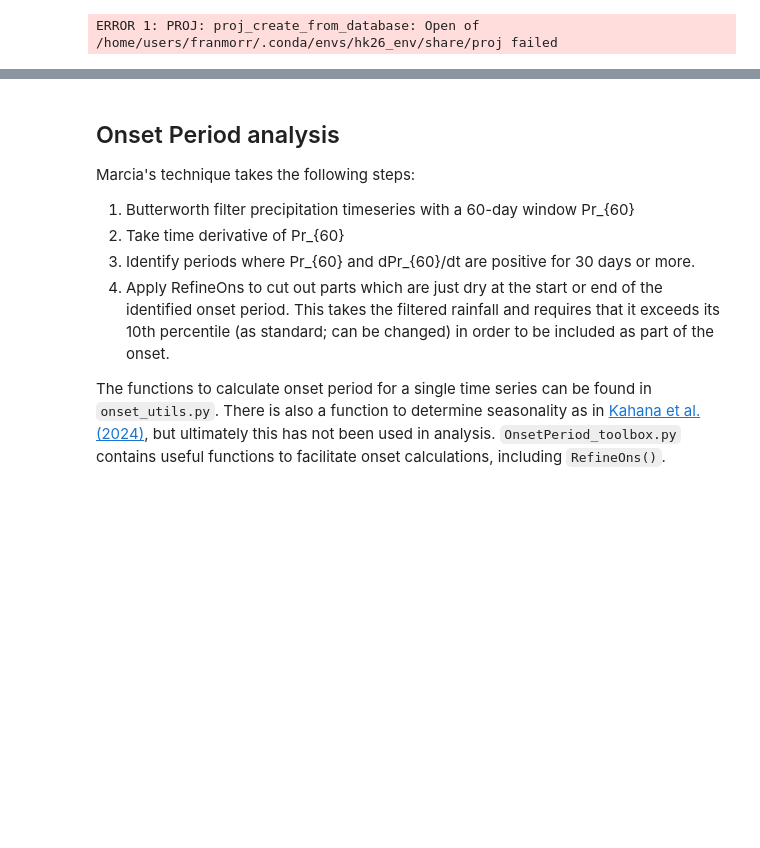
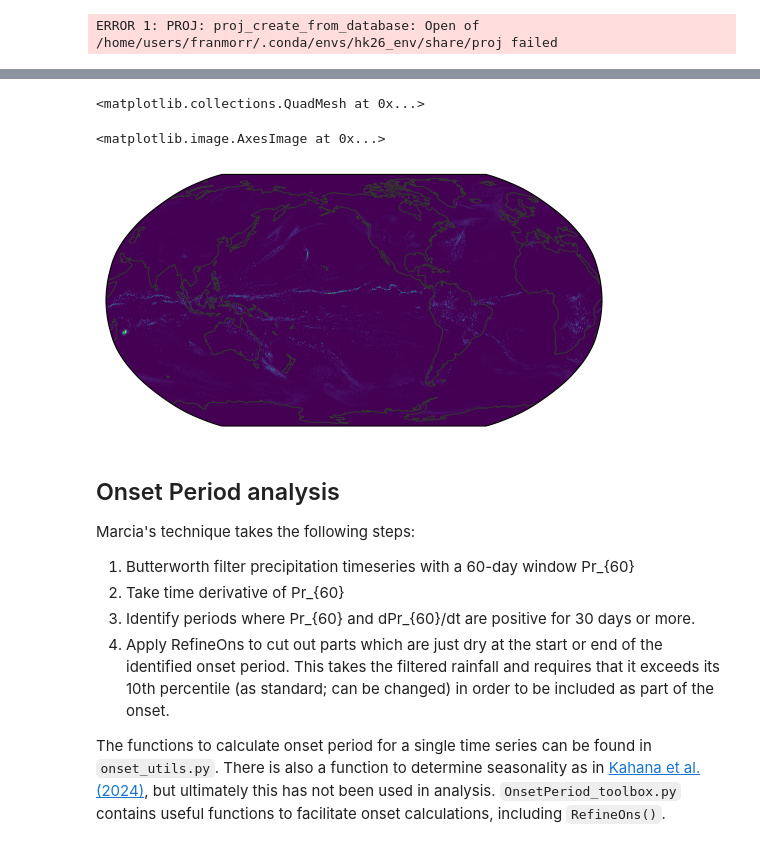
Before and after one commit to fran-morris-research/hackathon-monsoons, a Jupyter notebook: onset_identification/onset_period_visualisation.ipynb, the cells around one changed output, grey strips where cells are left out. Cells and saved outputs as stored; diff of their text form; code cells hidden in the pictures; blank space fills up the shorter version.

```diff
--- a/onset_identification/onset_period_visualisation.ipynb
+++ b/onset_identification/onset_period_visualisation.ipynb
@@ -45,0 +62,5 @@ obs_ds = sim_obs(zoom=9).to_dask().pipe(egh.attach_coords).sel(time=slice("2020-
+# %%
+sim = "casesm2_10km_nocumulus"
+sim_cat = cat[sim]
+# ds = sim_cat(time="PT6H").to_dask()
+sim_cat
@@ -46,3 +87,15 @@ obs_ds = sim_obs(zoom=9).to_dask().pipe(egh.attach_coords).sel(time=slice("2020-
+# %%
+from utils import hp_to_latlon
+hp_to_latlon(ds.pr, 6).sel(time="2020-03-04").mean(dim="time").plot()
+# %% [output]
+<matplotlib.collections.QuadMesh at 0x...>
+# %%
+ds = sim_cat(time="PT1H").to_dask()
+test_pr = ds.pr.sel(time="2020-03-04").mean(dim="time")
+egh.healpix_show(test_pr)
+# %% [output]
+<matplotlib.image.AxesImage at 0x...>
+[figure, added]
 # %% [markdown]
 ## Onset Period analysis
 
```
Also changed, not shown: parts of 5 cells of this notebook, 4 other files.
